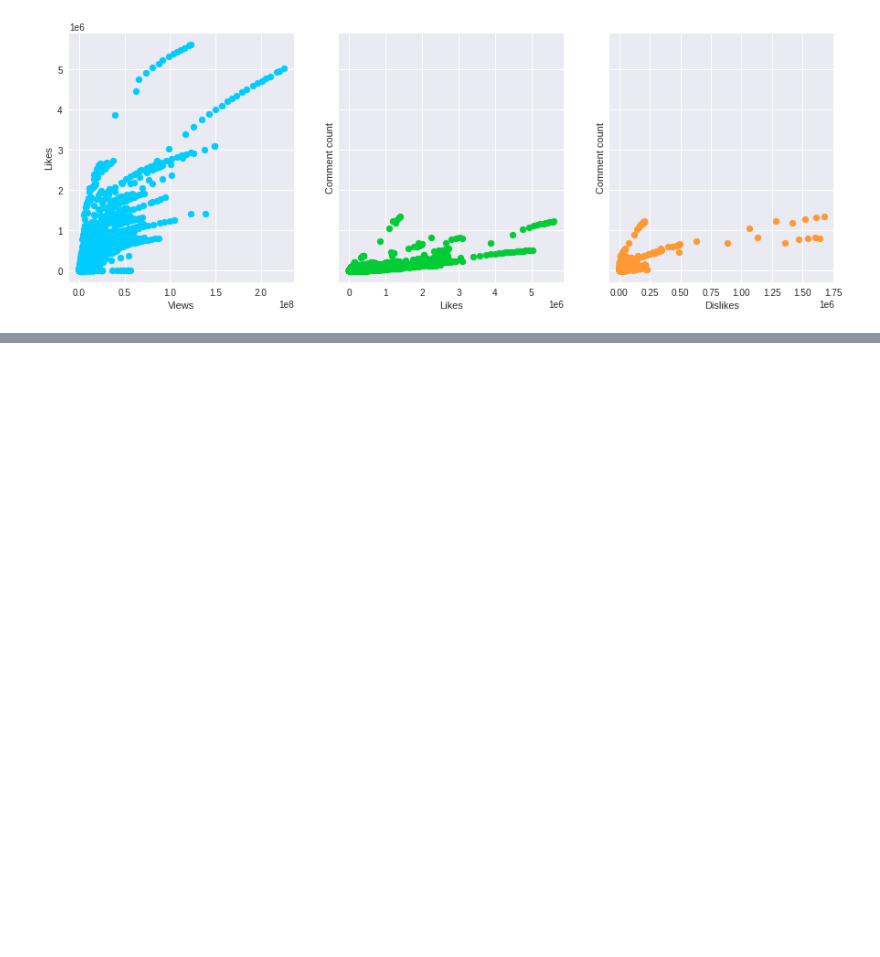
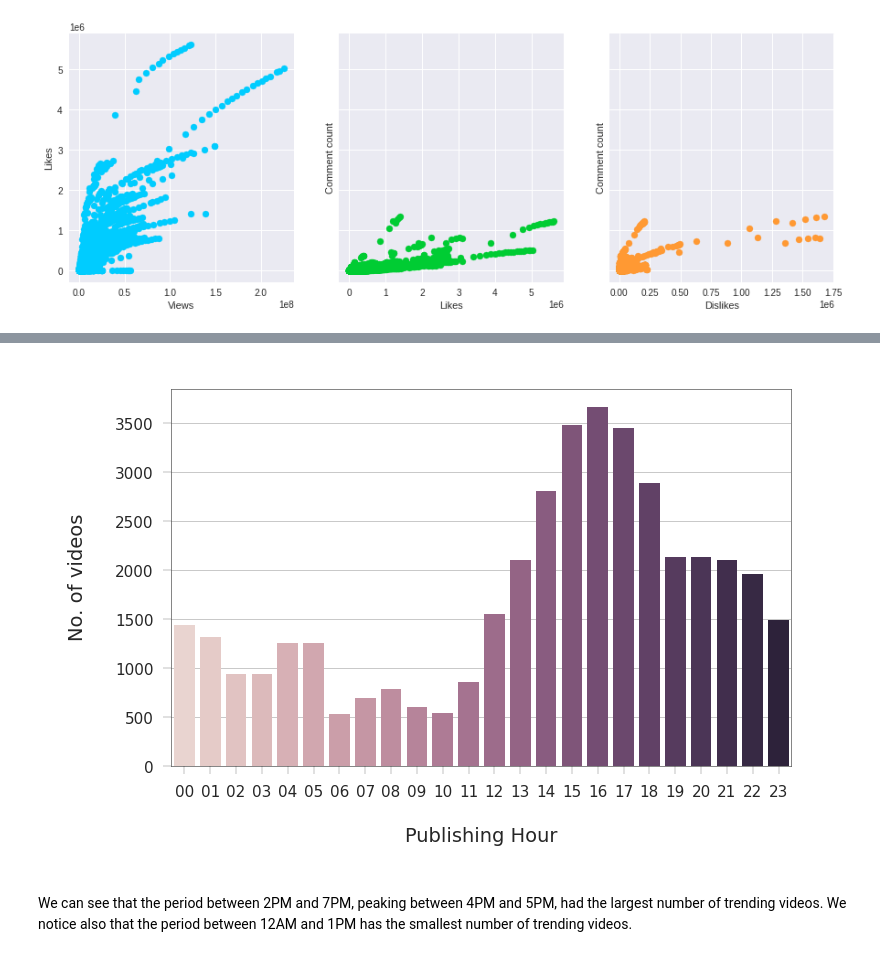
Before and after one commit to KieuSonTung/Data_Preparation, a Jupyter notebook: Youtube_Trending_Data.ipynb, the cells around one changed output, grey strips where cells are left out. Cells and saved outputs as stored; diff of their text form; code cells hidden in the pictures; blank space fills up the shorter version.

```diff
--- a/Youtube_Trending_Data.ipynb
+++ b/Youtube_Trending_Data.ipynb
@@ -359,0 +512,11 @@ plt.show()
+# %%
+cdf = US_df["publishing_hour"].value_counts().to_frame().reset_index().rename(columns={"index": "publishing_hour", "publishing_hour": "No_of_videos"})
+cdf = cdf.sort_values(by='publishing_hour')
+# %%
+fig, ax = plt.subplots()
+_ = sns.barplot(x="publishing_hour", y="No_of_videos", data=cdf, palette=sns.cubehelix_palette(n_colors=24), ax=ax)
+_ = ax.set(xlabel="Publishing Hour", ylabel="No. of videos")
+# %% [output]
+[figure, added]
+# %% [markdown]
+We can see that the period between 2PM and 7PM, peaking between 4PM and 5PM, had the largest number of trending videos. We notice also that the period between 12AM and 1PM has the smallest number of trending videos.
```
Also changed, not shown: parts of 25 cells of this notebook.
